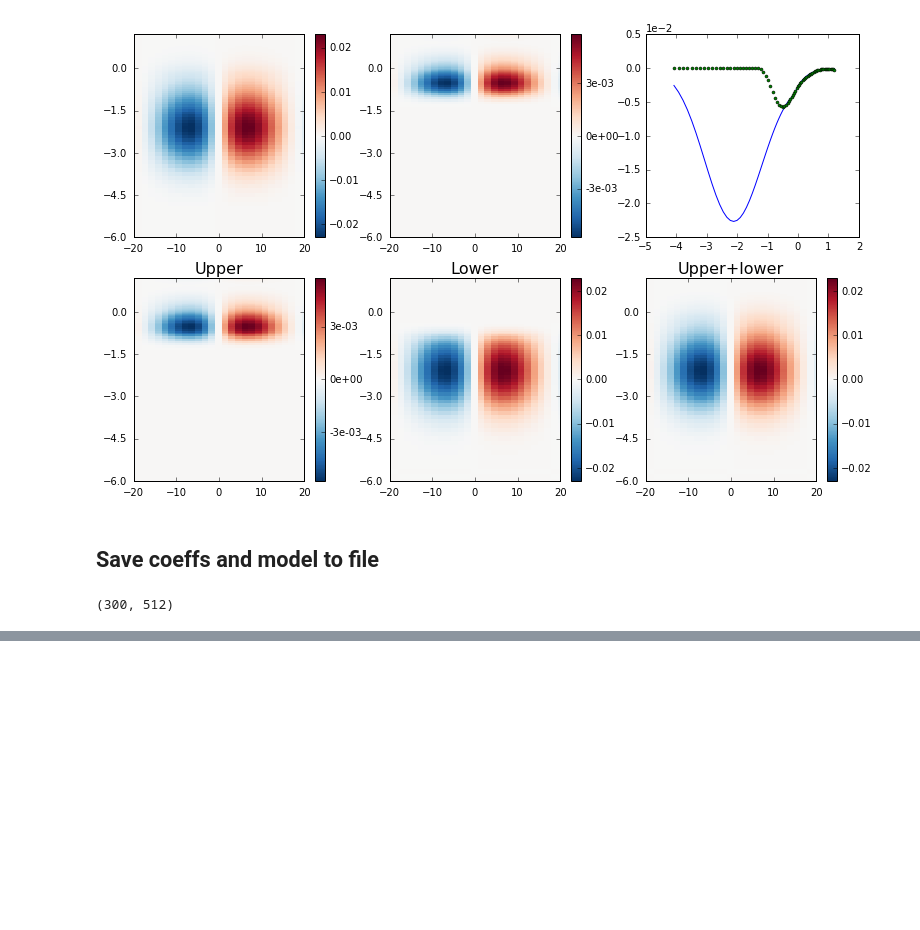
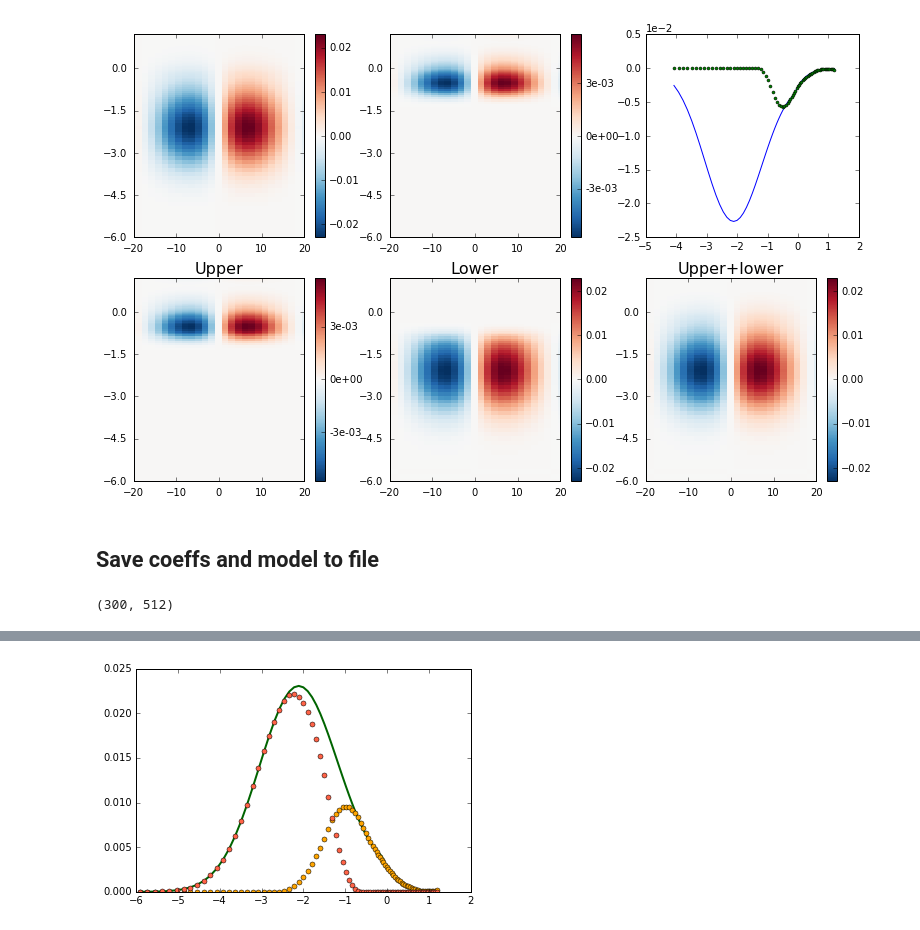
Before and after one commit to jishnub/sparc_flows, a Jupyter notebook: Supergranule_Spline.ipynb, the cells around one changed output, grey strips where cells are left out. Cells and saved outputs as stored; diff of their text form; code cells hidden in the pictures; blank space fills up the shorter version.

```diff
--- a/Supergranule_Spline.ipynb
+++ b/Supergranule_Spline.ipynb
@@ -161,0 +184,17 @@ with warnings.catch_warnings():
+# %%
+c_surf_cutoff=6
+cz1D_top = np.zeros_like(cz1D)
+cz1D_top[c_surf_cutoff:] = cz1D[c_surf_cutoff:]
+cz1D_bottom = np.zeros_like(cz1D)
+cz1D_bottom[:c_surf_cutoff] = cz1D[:c_surf_cutoff]
+
+psi_spl_fit_top=interpolate.splev(z[zspline_ind],(tz1D,cz1D_top,kz));
+plt.plot(zspline,psi_spline,linewidth=2,color="darkgreen");
+plt.plot(zspline,psi_spl_fit_top,'o',markersize=5,color="orange");
+
+cz1D_bottom = np.zeros_like(cz1D)
+cz1D_bottom[:c_surf_cutoff] = cz1D[:c_surf_cutoff]
+psi_spl_fit_bottom=interpolate.splev(z[zspline_ind],(tz1D,cz1D_bottom,kz));
+plt.plot(zspline,psi_spl_fit_bottom,'o',markersize=5,color="tomato");
+# %% [output]
+[figure, added]
```
Also changed, not shown: parts of 9 cells of this notebook, 8 other files.
